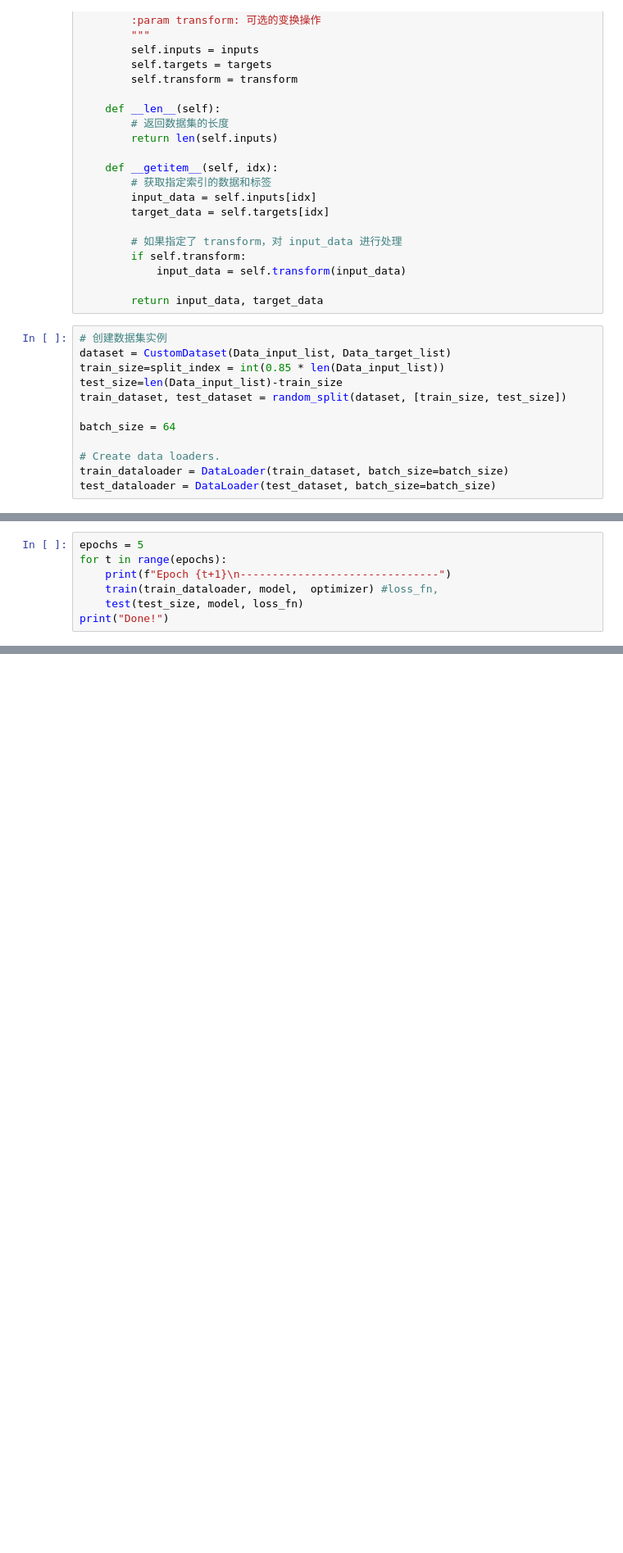
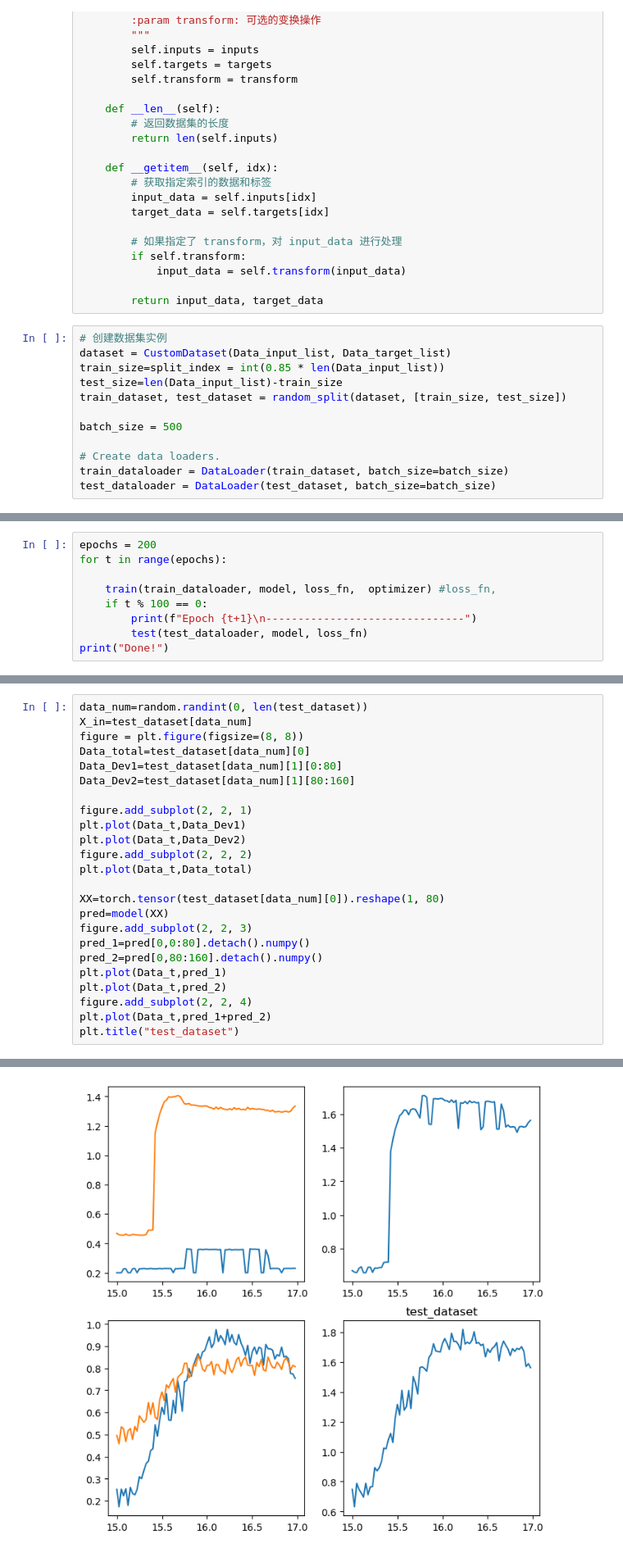
Before and after one commit to Wiswof/housing_elec_analy, a Jupyter notebook: Classify_demo.ipynb, the cells around one changed output, grey strips where cells are left out. Shown: that part at 82% size. Cells and saved outputs as stored; diff of their text form; blank space fills up the shorter version.

```diff
--- a/Classify_demo.ipynb
+++ b/Classify_demo.ipynb
@@ -85,7 +90,7 @@ train_size=split_index = int(0.85 * len(Data_input_list))
 test_size=len(Data_input_list)-train_size
 train_dataset, test_dataset = random_split(dataset, [train_size, test_size])
 
-batch_size = 64
+batch_size = 500
 
 # Create data loaders.
 train_dataloader = DataLoader(train_dataset, batch_size=batch_size)
@@ -161,9 +181,11 @@ def train(dataloader, model, optimizer):  #, loss_fn
 # %%
-epochs = 5
+epochs = 200
 for t in range(epochs):
-    print(f"Epoch {t+1}\n-------------------------------")
-    train(train_dataloader, model,  optimizer) #loss_fn,
-    test(test_size, model, loss_fn)
+
+    train(train_dataloader, model, loss_fn,  optimizer) #loss_fn,
+    if t % 100 == 0:
+        print(f"Epoch {t+1}\n-------------------------------")
+        test(test_dataloader, model, loss_fn)
 print("Done!")
 # %% [output]
 Epoch 1
@@ -171,0 +211,25 @@ RuntimeError: element 0 of tensors does not require grad and does not have a gra
+# %%
+data_num=random.randint(0, len(test_dataset))
+X_in=test_dataset[data_num]
+figure = plt.figure(figsize=(8, 8))
+Data_total=test_dataset[data_num][0]
+Data_Dev1=test_dataset[data_num][1][0:80]
+Data_Dev2=test_dataset[data_num][1][80:160]
+
+figure.add_subplot(2, 2, 1)
+plt.plot(Data_t,Data_Dev1)
+plt.plot(Data_t,Data_Dev2)
+figure.add_subplot(2, 2, 2)
+plt.plot(Data_t,Data_total)
+
+XX=torch.tensor(test_dataset[data_num][0]).reshape(1, 80)
+pred=model(XX)
+figure.add_subplot(2, 2, 3)
+pred_1=pred[0,0:80].detach().numpy()
+pred_2=pred[0,80:160].detach().numpy()
+plt.plot(Data_t,pred_1)
+plt.plot(Data_t,pred_2)
+figure.add_subplot(2, 2, 4)
+plt.plot(Data_t,pred_1+pred_2)
+plt.title("test_dataset")
+# %% [output]
@@ -171,0 +237 @@ RuntimeError: element 0 of tensors does not require grad and does not have a gra
+[figure, added]
```
Also changed, not shown: parts of 11 cells of this notebook.
